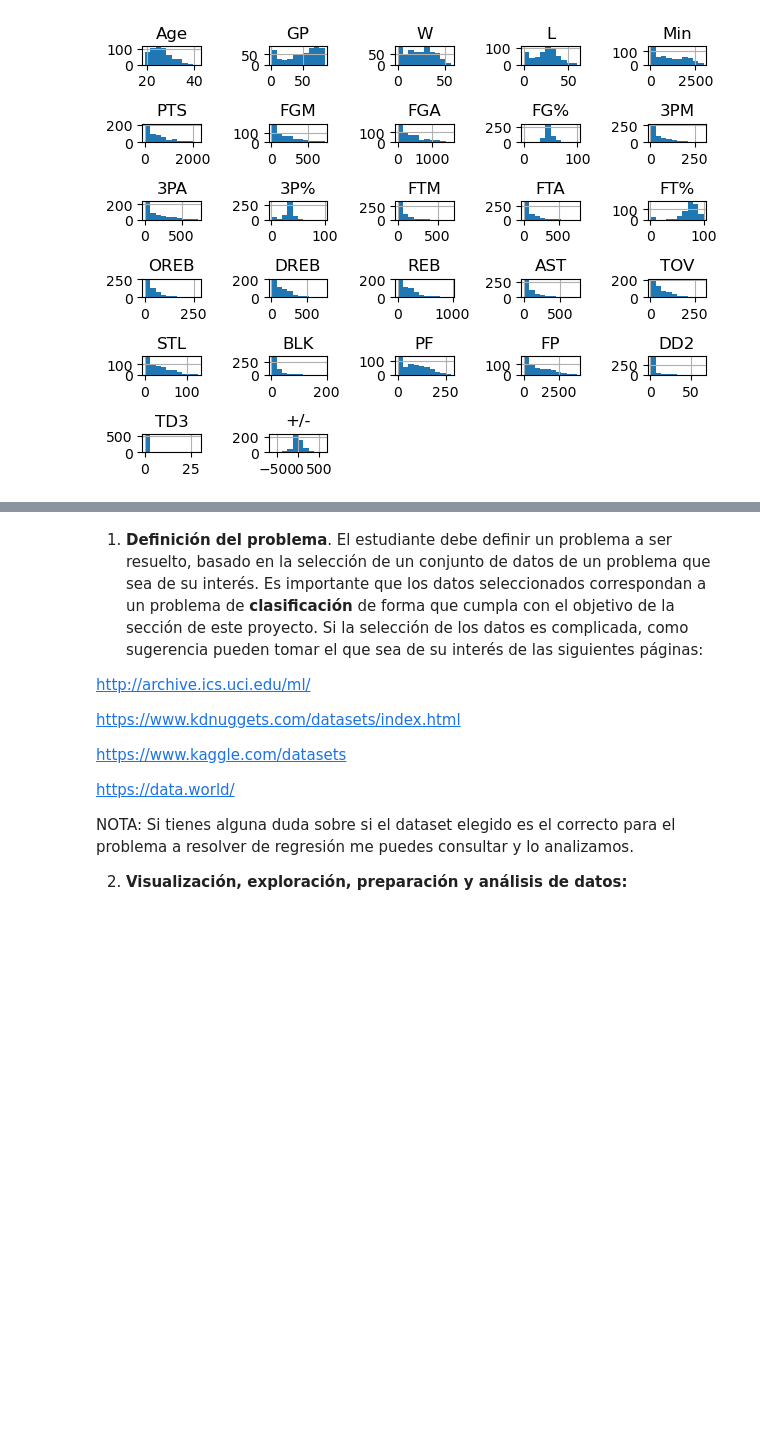
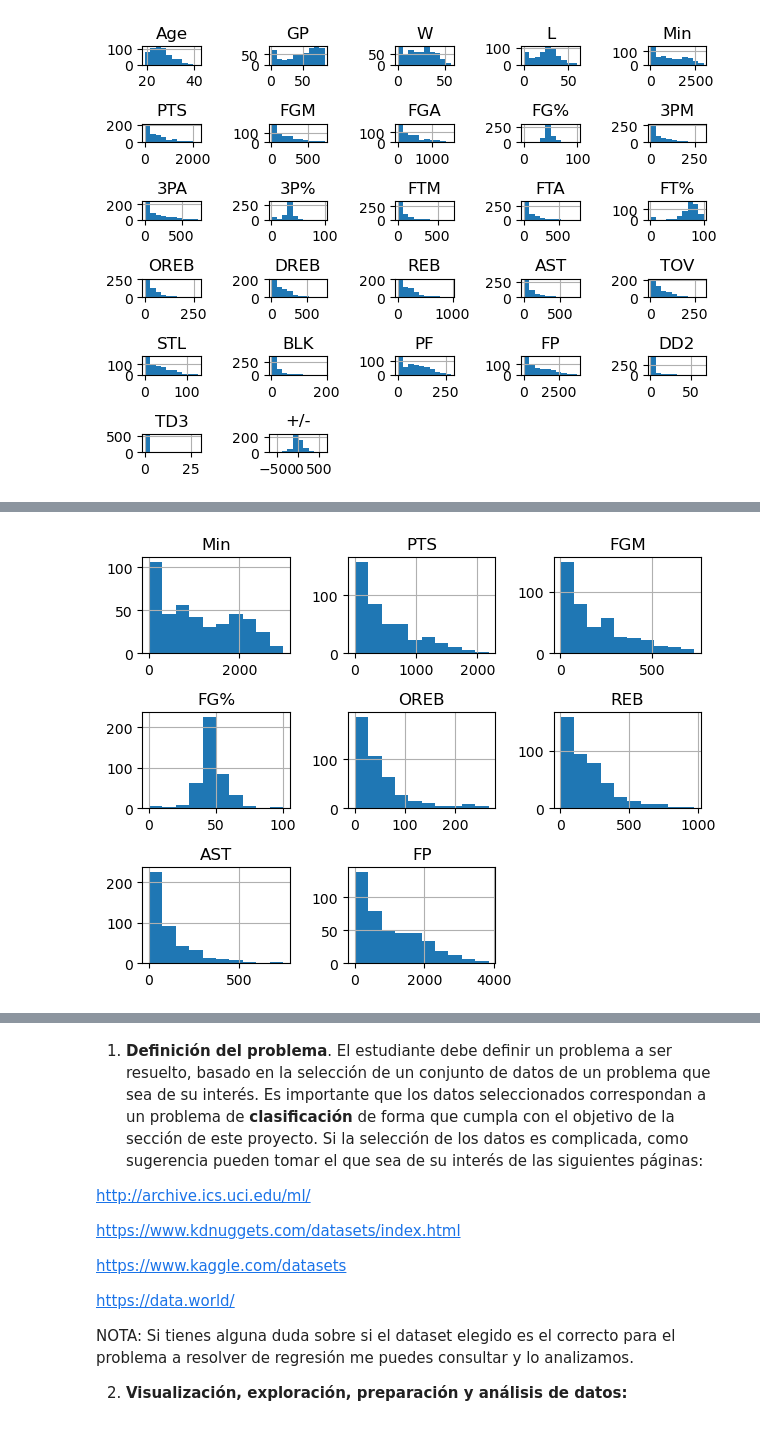
Before and after one commit to RafaelTakata0105/Proyecto_Flores_Takata, a Jupyter notebook: notebooks/Proyecto_final.ipynb, the cells around one changed output, grey strips where cells are left out. Cells and saved outputs as stored; diff of their text form; code cells hidden in the pictures; blank space fills up the shorter version.

```diff
--- a/notebooks/Proyecto_final.ipynb
+++ b/notebooks/Proyecto_final.ipynb
@@ -347,0 +358,5 @@ Classification Report:
+# %%
+X_important_train_df.hist()
+plt.tight_layout()
+# %% [output]
+[figure, added]
```
Also changed, not shown: parts of 14 cells of this notebook.
